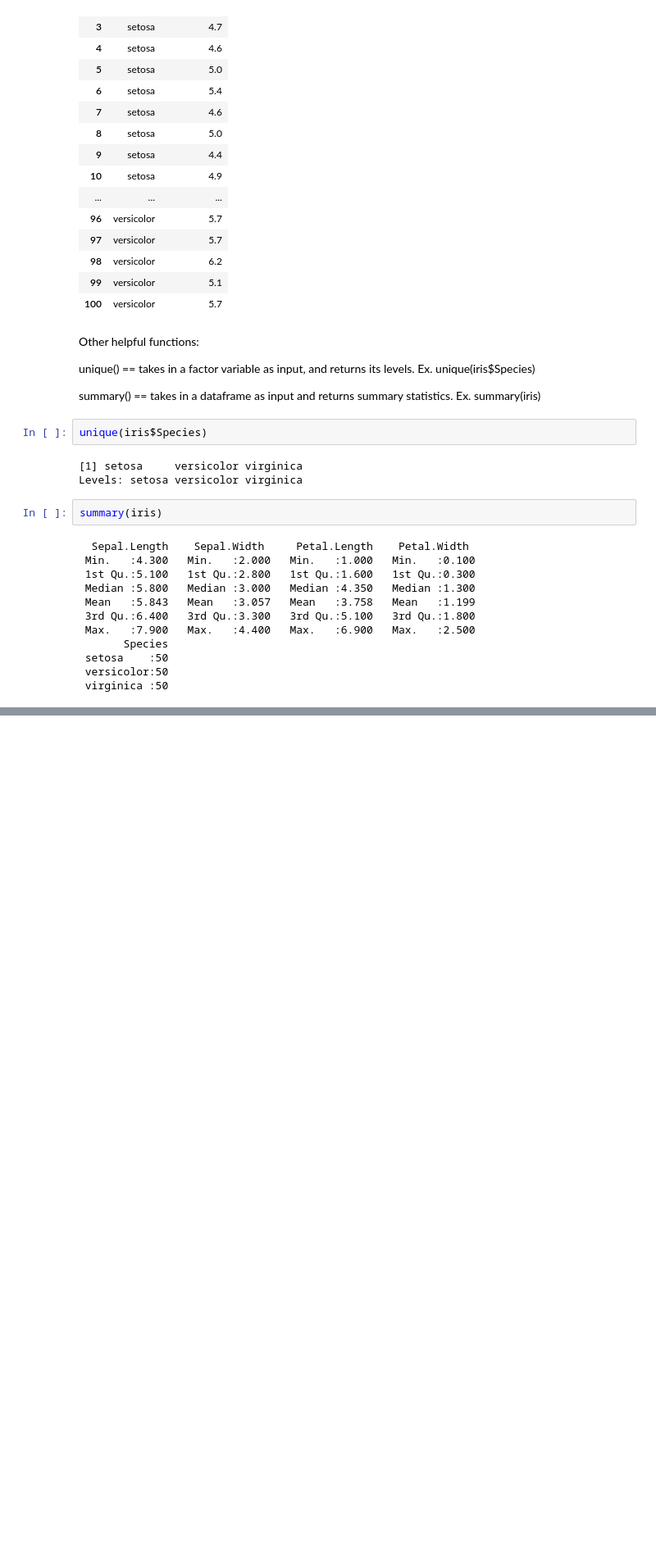
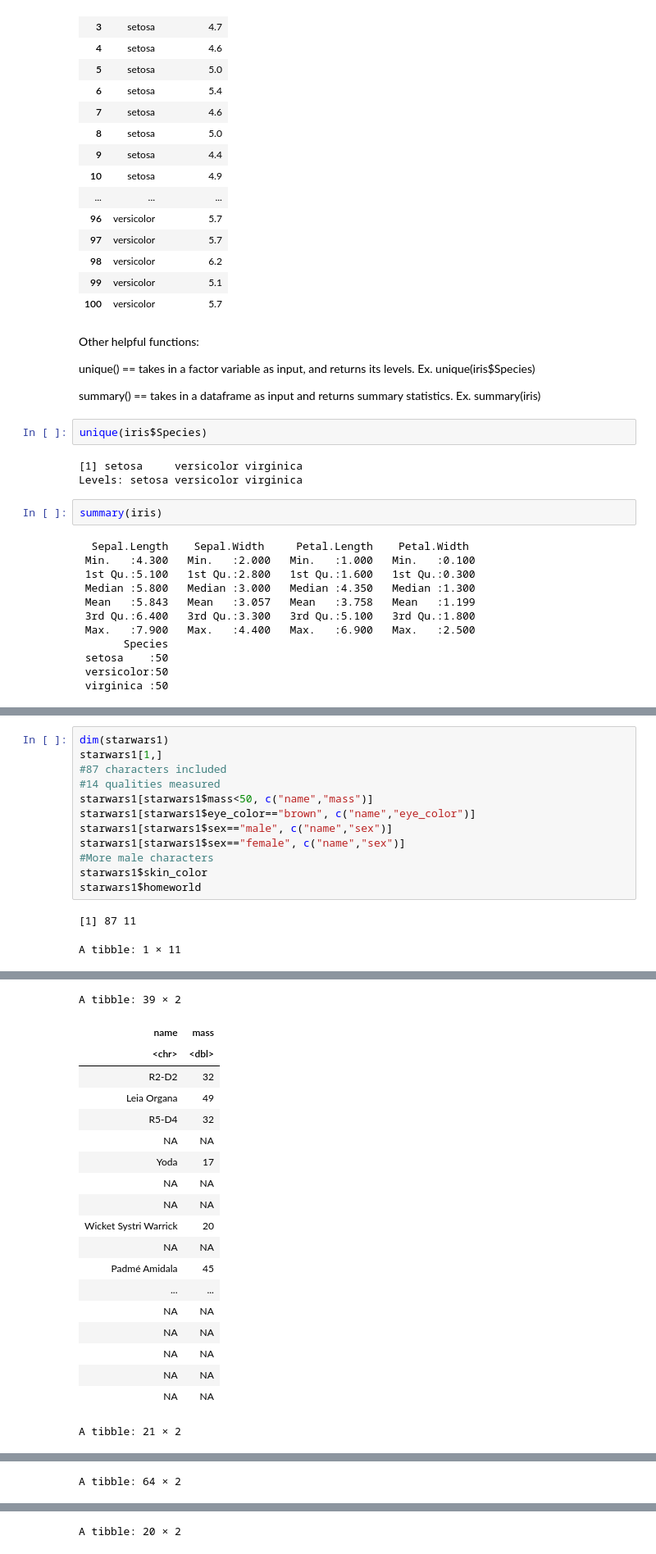
Before and after one commit to SamequalsFS/Unit1, a Jupyter notebook: TDS_StudentNB_RBasics.ipynb, the cells around one changed output, grey strips where cells are left out. Shown at 82% size. Cells and saved outputs as stored; diff of their text form; blank space fills up the shorter version.

```diff
--- a/TDS_StudentNB_RBasics.ipynb
+++ b/TDS_StudentNB_RBasics.ipynb
@@ -346,0 +362,15 @@ summary(iris)
+# %%
+dim(starwars1)
+starwars1[1,]
+#87 characters included
+#14 qualities measured
+starwars1[starwars1$mass<50, c("name","mass")]
+starwars1[starwars1$eye_color=="brown", c("name","eye_color")]
+starwars1[starwars1$sex=="male", c("name","sex")]
+starwars1[starwars1$sex=="female", c("name","sex")]
+#More male characters
+starwars1$skin_color
+starwars1$homeworld
+# %% [output]
+[1] 87 11
+A tibble: 1 × 11
@@ -346,0 +380,20 @@ summary(iris)
+A tibble: 39 × 2
+| name | mass |
+| <chr> | <dbl> |
+| R2-D2 | 32 |
+| Leia Organa | 49 |
+| R5-D4 | 32 |
+| NA | NA |
+| Yoda | 17 |
+| NA | NA |
+| NA | NA |
+| Wicket Systri Warrick | 20 |
+| NA | NA |
+| Padmé Amidala | 45 |
+| ... | ... |
+| NA | NA |
+| NA | NA |
+| NA | NA |
+| NA | NA |
+| NA | NA |
+A tibble: 21 × 2
@@ -346,0 +418 @@ summary(iris)
+A tibble: 64 × 2
@@ -346,0 +437 @@ summary(iris)
+A tibble: 20 × 2
```
Also changed, not shown: parts of 3 cells of this notebook.
